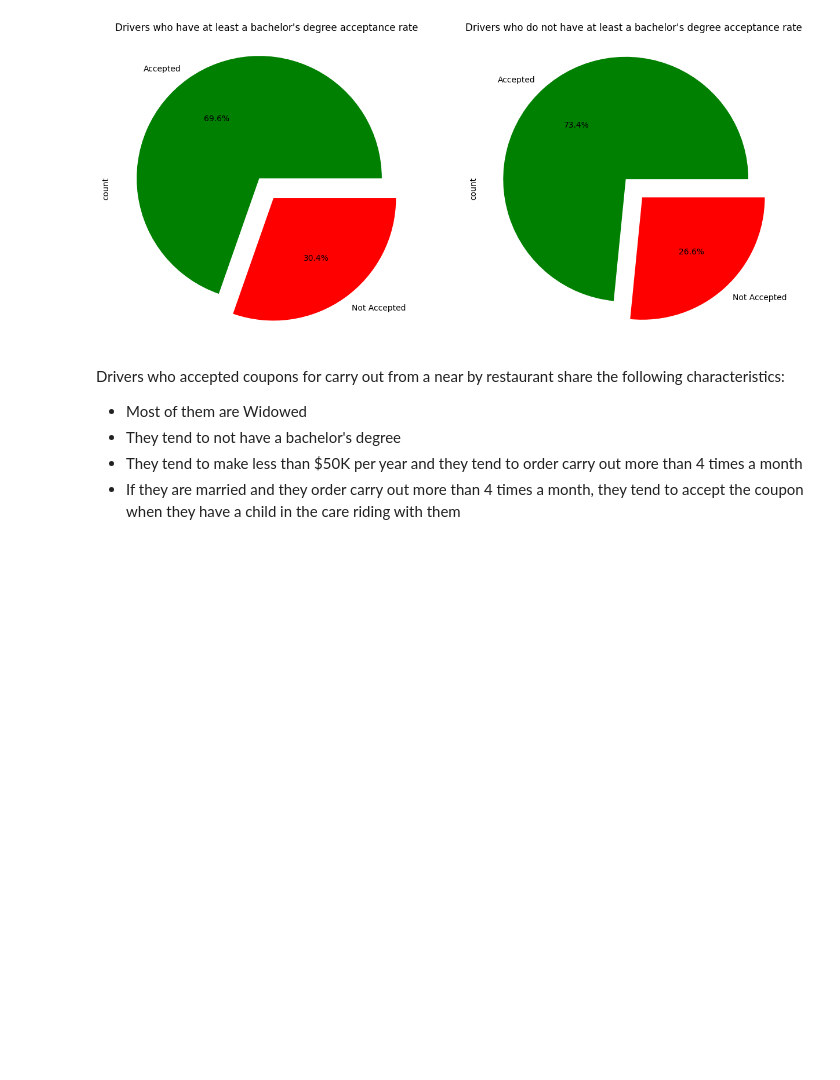
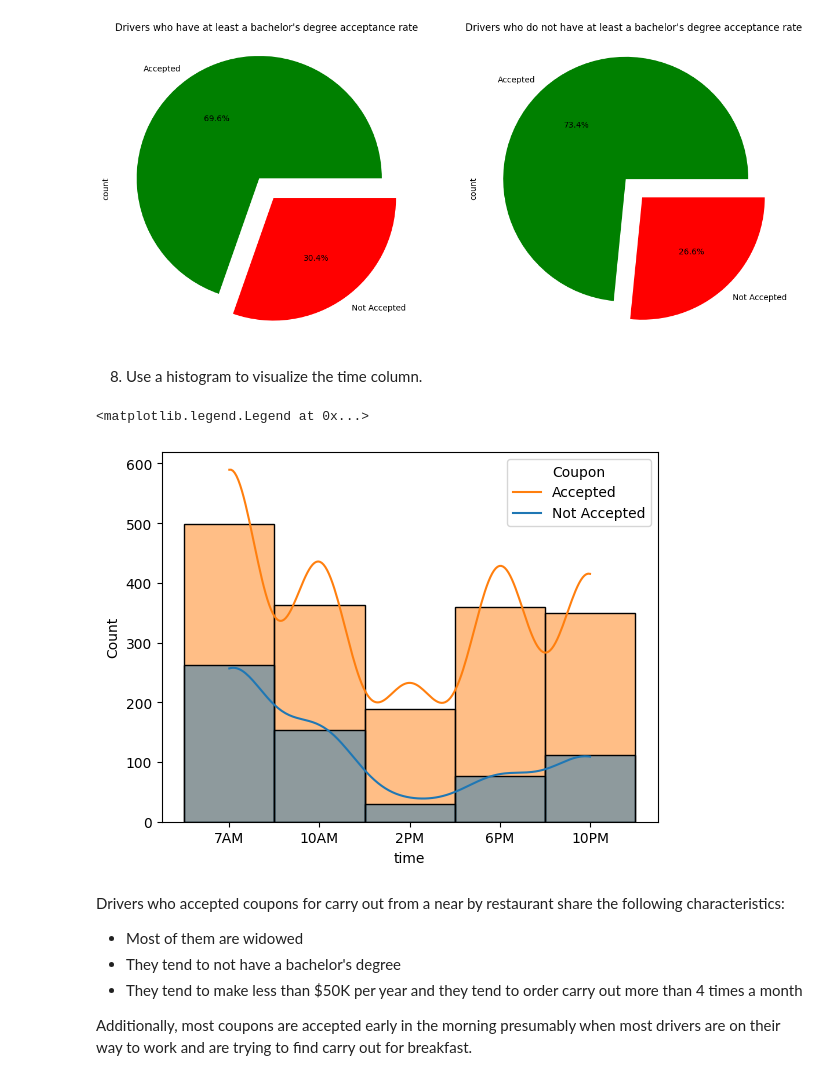
Before and after one commit to lululemon33/sent_coupon_acceptance, a Jupyter notebook: Will_the_Customer_Accept_the_Coupon.ipynb, the cells around one changed output. Saved outputs shown, nothing was run; the diff lists cells and outputs as text; code cells hidden in the pictures; blank space fills up the shorter version.

```diff
--- a/Will_the_Customer_Accept_the_Coupon.ipynb
+++ b/Will_the_Customer_Accept_the_Coupon.ipynb
@@ -392,10 +417,18 @@ data6['Y'].value_counts().plot(kind='pie',explode=[0.1,0.1],autopct='%1.1f%%',co
 # %% [output]
 <Axes: title={'center': "Drivers who do not have at least a bachelor's degree acceptance rate"}, ylabel='count'>
 [figure]
+# %% [markdown]
+8. Use a histogram to visualize the time column.
+# %%
+sns.histplot(data=data5,x=data5['time'],hue='Y',kde=True,).legend(title='Coupon', loc='upper right', labels=['Accepted', 'Not Accepted'])
+# %% [output]
+<matplotlib.legend.Legend at 0x...>
+[figure, added]
 # %% [markdown]
 Drivers who accepted coupons for carry out from a near by restaurant share the following characteristics:
 
-- Most of them are Widowed
+- Most of them are widowed
 - They tend to not have a bachelor's degree
 - They tend to make less than $50K per year and they tend to order carry out more than 4 times a month
-- If they are married and they order carry out more than 4 times a month, they tend to accept the coupon when they have a child in the care riding with them
+
+Additionally, most coupons are accepted early in the morning presumably when most drivers are on their way to work and are trying to find carry out for breakfast.
```
Also changed, not shown: parts of 12 cells of this notebook.
